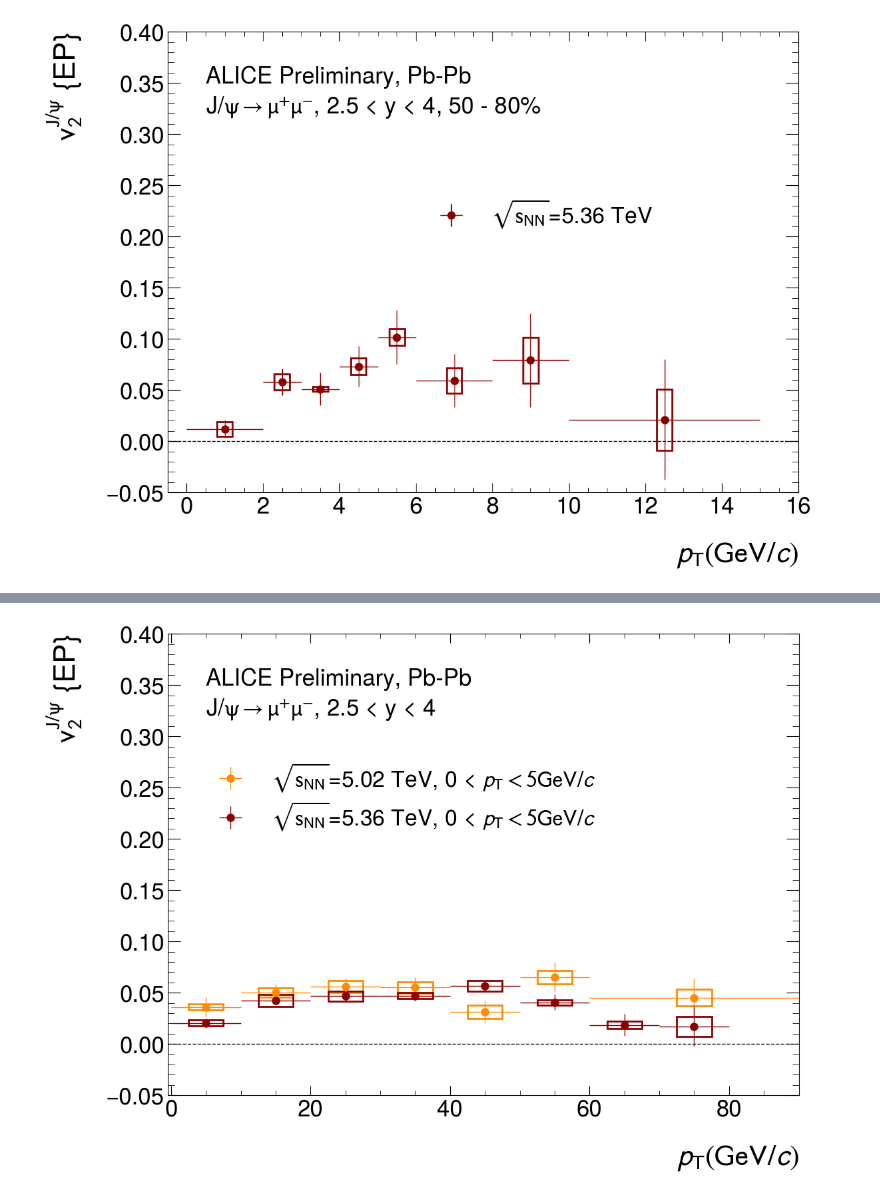
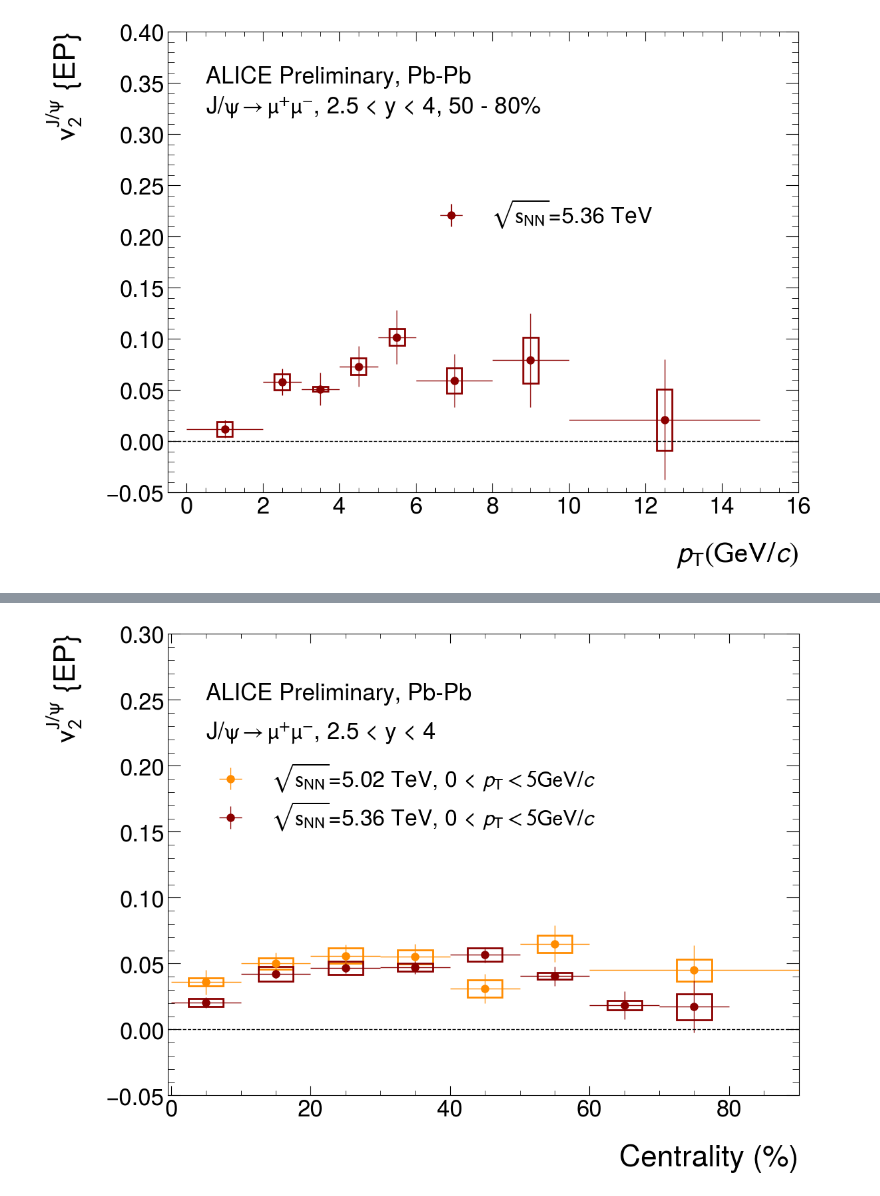
Before and after one commit to lucamicheletti93/jpsi_flow_run3, a Jupyter notebook: utils/plot_v2_results.ipynb, the cells around one changed output, grey strips where cells are left out. Saved outputs shown, nothing was run; the diff lists cells and outputs as text; code cells hidden in the pictures.

```diff
--- a/utils/plot_v2_results.ipynb
+++ b/utils/plot_v2_results.ipynb
@@ -417,42 +497,42 @@ plt.show()
 # %%
 # 0 < pT < 5 GeV/c
 dfV2JpsiVsCentrPt05 = pd.read_csv('/Users/lucamicheletti/GITHUB/jpsi_flow_run3/results/pass4/v2_vs_centr_0_5.txt', sep=' ')
-cemtrMinPt05 = dfV2JpsiVsCentrPt05["x_min"]
+centrMinPt05 = dfV2JpsiVsCentrPt05["x_min"]
 centrMaxPt05 = dfV2JpsiVsCentrPt05["x_max"]
-centrPt05 = (cemtrMinPt05 + centrMaxPt05) / 2.
-errCentrPt05 = (centrMaxPt05 - cemtrMinPt05) / 2.
+centrPt05 = (centrMinPt05 + centrMaxPt05) / 2.
+errCentrPt05 = (centrMaxPt05 - centrMinPt05) / 2.
 v2JpsiVsCentrPt05 = dfV2JpsiVsCentrPt05["val"]
 statV2JpsiVsCentrPt05 = dfV2JpsiVsCentrPt05["stat"]
 systV2JpsiVsCentrPt05 = dfV2JpsiVsCentrPt05["syst"]
 
 dfV2JpsiVsCentrRun2Pt05 = pd.read_csv('/Users/lucamicheletti/GITHUB/jpsi_flow_run3/results/run2_v2_vs_centr_0_5.txt', sep=' ')
 centrRun2Pt05 = dfV2JpsiVsCentrRun2Pt05["x"]
 errCentrRun2Pt05 = dfV2JpsiVsCentrRun2Pt05["ex"]
 v2JpsiVsCentrRun2Pt515 = dfV2JpsiVsCentrRun2Pt05["val"]
 statV2JpsiVsCentrRun2Pt515 = dfV2JpsiVsCentrRun2Pt05["stat"]
 systV2JpsiVsCentrRun2Pt515 = dfV2JpsiVsCentrRun2Pt05["syst"]
 
 # Creating histogram
 fig, ax = plt.subplots()
 plot_syst(centrRun2Pt05, 2.5, v2JpsiVsCentrRun2Pt515, systV2JpsiVsCentrRun2Pt515, ax, 'darkorange', 2)
 plot_syst(centrPt05, 2.5, v2JpsiVsCentrPt05, systV2JpsiVsCentrPt05, ax, 'darkred', 2)
 
 
-plt.xlabel(r'$\it{p}_{\rm{T}} (\rm{GeV}/\it{c})$')
+plt.xlabel(r'Centrality (%)')
 plt.ylabel(r'$v_{2}^{J/\psi}$ {EP}')
 plt.xlim(-0.5, 90)
-plt.ylim(-0.05, 0.40)
+plt.ylim(-0.05, 0.30)
 plt.errorbar(centrRun2Pt05, v2JpsiVsCentrRun2Pt515, xerr=errCentrRun2Pt05, yerr=statV2JpsiVsCentrRun2Pt515, label=r'$\sqrt{s_{\rm{NN}}}$=5.02 TeV, 0 < $\it{p}_{\rm{T}} < 5 \rm{GeV}/\it{c}$', fmt='o', color='darkorange', ecolor='darkorange')
 plt.errorbar(centrPt05, v2JpsiVsCentrPt05, xerr=errCentrPt05, yerr=statV2JpsiVsCentrPt05, label=r'$\sqrt{s_{\rm{NN}}}$=5.36 TeV, 0 < $\it{p}_{\rm{T}} < 5 \rm{GeV}/\it{c}$', fmt='o', color='darkred', ecolor='darkred')
 plt.legend(loc=(0.05, 0.55), fontsize='xx-large')
-plt.text(5.0, 0.35, r'ALICE Preliminary, Pb-Pb', fontsize=25)
-plt.text(5.0, 0.32, r'J/$\psi\rightarrow\mu^{+}\mu^{-}$, 2.5 < y < 4', fontsize=25)
+plt.text(5.0, 0.25, r'ALICE Preliminary, Pb-Pb', fontsize=25)
+plt.text(5.0, 0.22, r'J/$\psi\rightarrow\mu^{+}\mu^{-}$, 2.5 < y < 4', fontsize=25)
 plt.axhline(y=0., color='black', linestyle='--')
 #plt.gca().add_patch(box)
 plt.savefig("/Users/lucamicheletti/GITHUB/jpsi_flow_run3/figures/pass4/v2_jpsi_vs_centr_pt_0_5_run2_vs_run3.pdf", format="pdf", bbox_inches="tight")
 plt.show()
 # %% [output]
-[figure, old version]
+[figure, new version]
 # %%
 # 5 < pT < 15 GeV/c
 dfV2JpsiVsCentrPt515 = pd.read_csv('/Users/lucamicheletti/GITHUB/jpsi_flow_run3/results/pass4/v2_vs_centr_5_15.txt', sep=' ')
```
Also changed, not shown: parts of 4 cells of this notebook, 1 other file.
